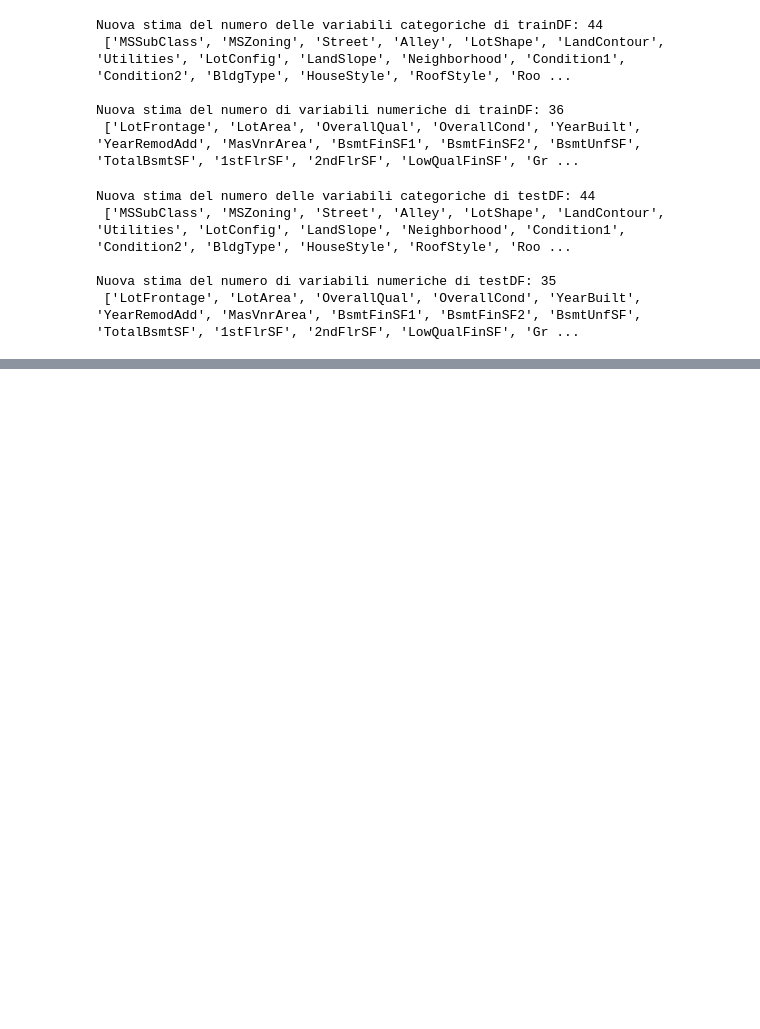
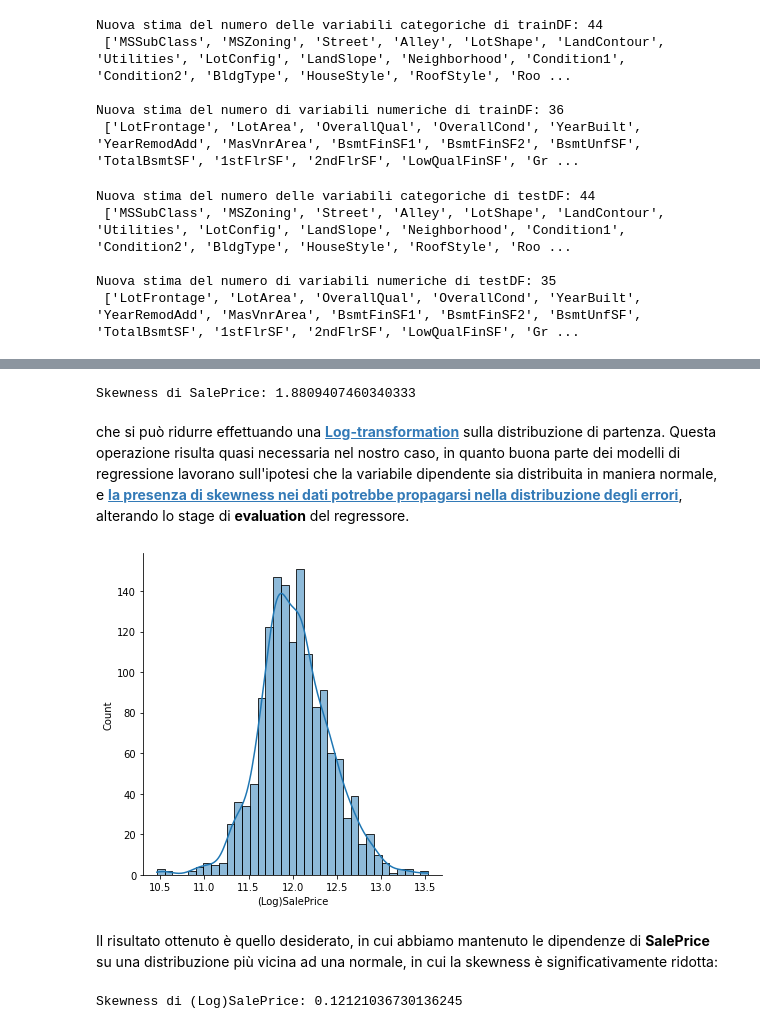
Before and after one commit to salvatorezam/House-Prices---Advanced-Regression-Techniques, a Jupyter notebook: house_prices_zammuto.ipynb, the cells around one changed output, grey strips where cells are left out. Saved outputs shown, nothing was run; the diff lists cells and outputs as text; code cells hidden in the pictures; blank space fills up the shorter version.

```diff
--- a/house_prices_zammuto.ipynb
+++ b/house_prices_zammuto.ipynb
@@ -363,0 +385,23 @@ Fence: Fence quality
+# %%
+print(f"Skewness di SalePrice: {datasets['trainDF'].select(skewness('SalePrice')).collect()[0][0]}")
+# %% [output]
+Skewness di SalePrice: 1.8809407460340333
+# %% [markdown]
+che si può ridurre effettuando una __[Log-transformation](https://www.ncbi.nlm.nih.gov/pmc/articles/PMC4120293/)__ sulla distribuzione di partenza. Questa operazione risulta quasi necessaria nel nostro caso, in quanto buona parte dei modelli di regressione lavorano sull'ipotesi che la variabile dipendente sia distribuita in maniera normale, e __[la presenza di skewness nei dati potrebbe propagarsi nella distribuzione degli errori](https://stats.stackexchange.com/questions/299154/the-benefit-of-unskewing-skewed-data)__, alterando lo stage di **evaluation** del regressore.
+# %%
+datasets['trainDF'] = datasets['trainDF'].withColumn('SalePrice', log(col('SalePrice')))
+# %%
+# come prima, estraggo la colonna (trasformata) e la visualizzo
+unskewed_prices = [row['SalePrice']
+        for row in datasets['trainDF'].select('SalePrice').collect()]
+
+sns.displot(unskewed_prices, kde=True)
+plt.xlabel("(Log)SalePrice");
+# %% [output]
+[figure, added]
+# %% [markdown]
+Il risultato ottenuto è quello desiderato, in cui abbiamo mantenuto le dipendenze di **SalePrice** su una distribuzione più vicina ad una normale, in cui la skewness è significativamente ridotta:
+# %%
+print(f"Skewness di (Log)SalePrice: {datasets['trainDF'].select(skewness('SalePrice')).collect()[0][0]}")
+# %% [output]
+Skewness di (Log)SalePrice: 0.12121036730136245
```
Also changed, not shown: parts of 18 cells of this notebook.
